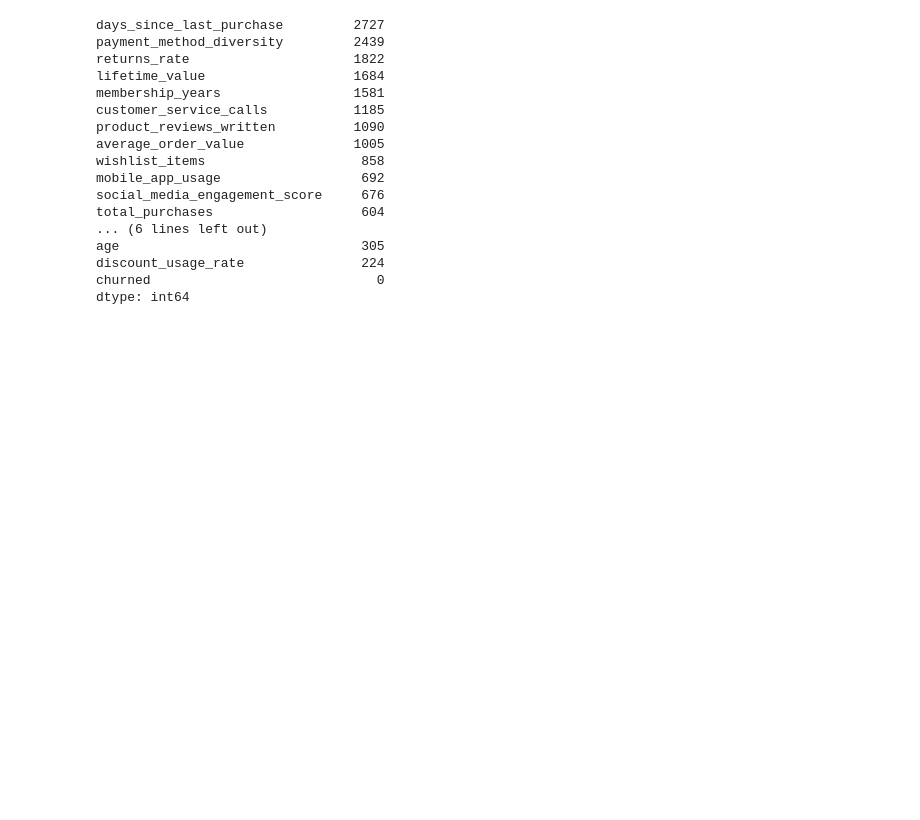
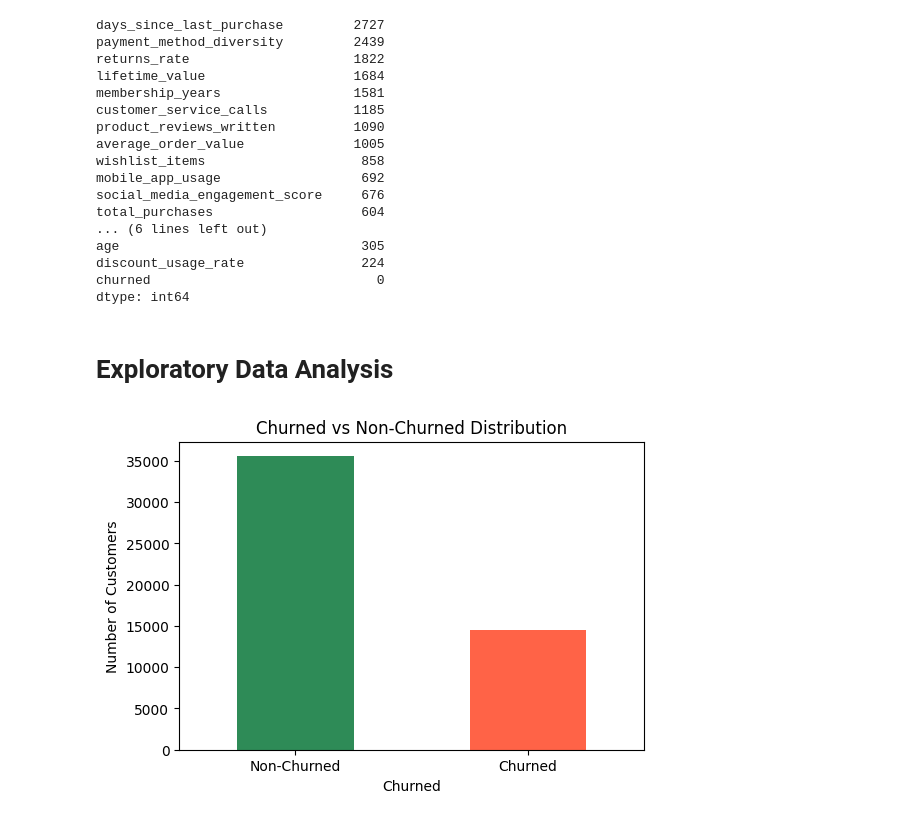
Before and after one commit to rioangkasa98/customer-churn-analysis, a Jupyter notebook: notebooks/churn_analysis.ipynb, the cells around one changed output. Cells and saved outputs as stored; diff of their text form; code cells hidden in the pictures; blank space fills up the shorter version.

```diff
--- a/notebooks/churn_analysis.ipynb
+++ b/notebooks/churn_analysis.ipynb
@@ -10,7 +10,7 @@ pd.set_option('display.max_columns', None)
 # %% [markdown]
 ## Load Data
 # %%
-df = pd.read_csv('../ecommerce_customer_churn_dataset.csv')
+df = pd.read_csv('..\data\ecommerce_customer_churn.csv')
 df.head(10)
 # %% [output]
 |  | Age | Gender | Country | City | Membership_Years | Login_Frequency | Session_Duration_Avg | ... |
@@ -212,3 +212,5 @@ churned                             0
 dtype: int64
 # %%
 df_clean = df.copy()
+# %% [markdown]
+# Exploratory Data Analysis
@@ -214,0 +220,11 @@ df_clean = df.copy()
+# %%
+# Check the Distribution of Churn
+plt.figure(figsize=(6,4))
+df_clean['churned'].value_counts().plot(kind='bar', color=['#2E8B57', '#FF6347'])
+plt.title('Churned vs Non-Churned Distribution')
+plt.xlabel('Churned')
+plt.ylabel('Number of Customers')
+plt.xticks([0, 1], ['Non-Churned', 'Churned'], rotation=0)
+plt.show()
+# %% [output]
+[figure, added]
```
Also changed, not shown: parts of 17 cells of this notebook.
